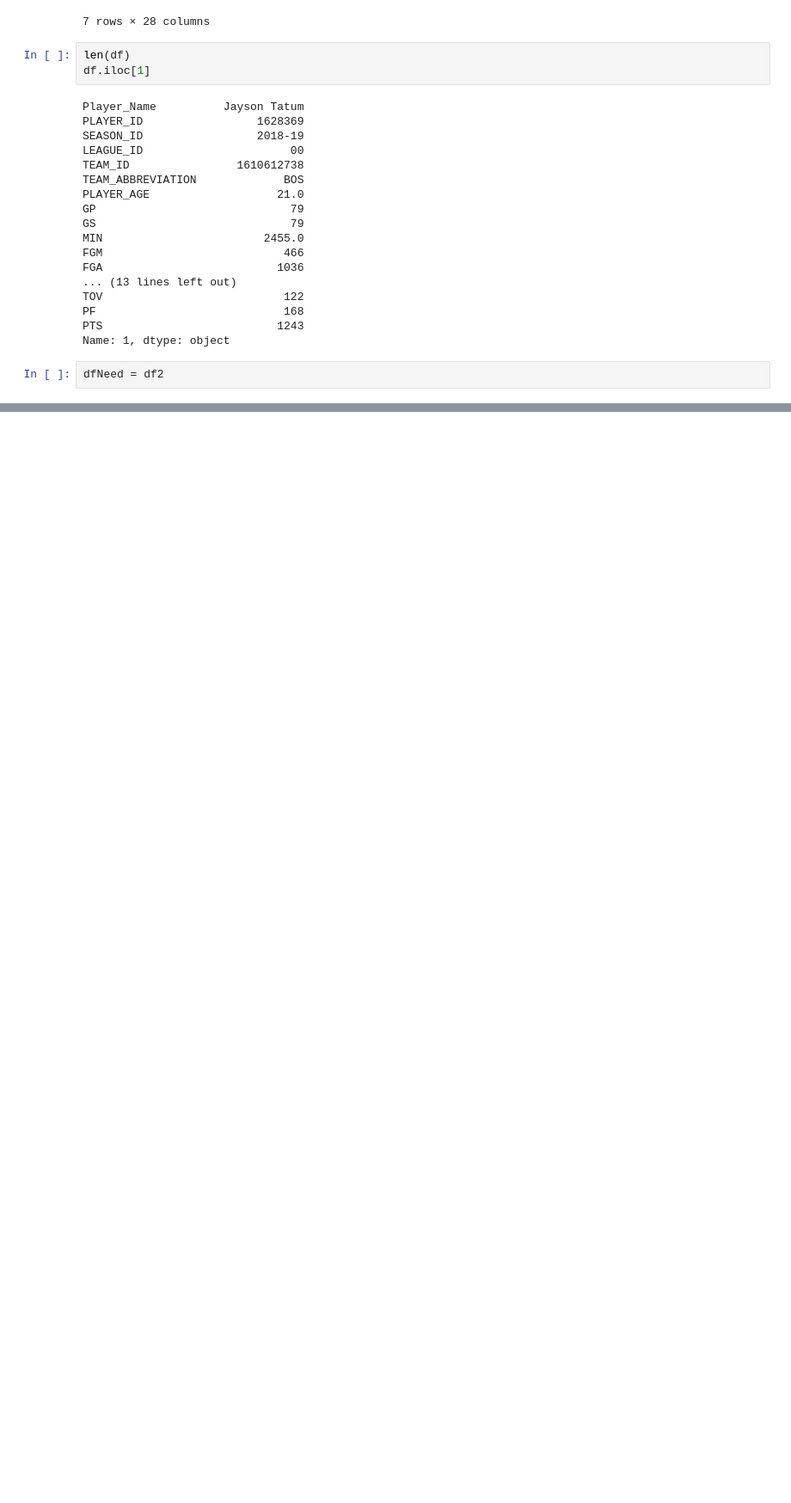
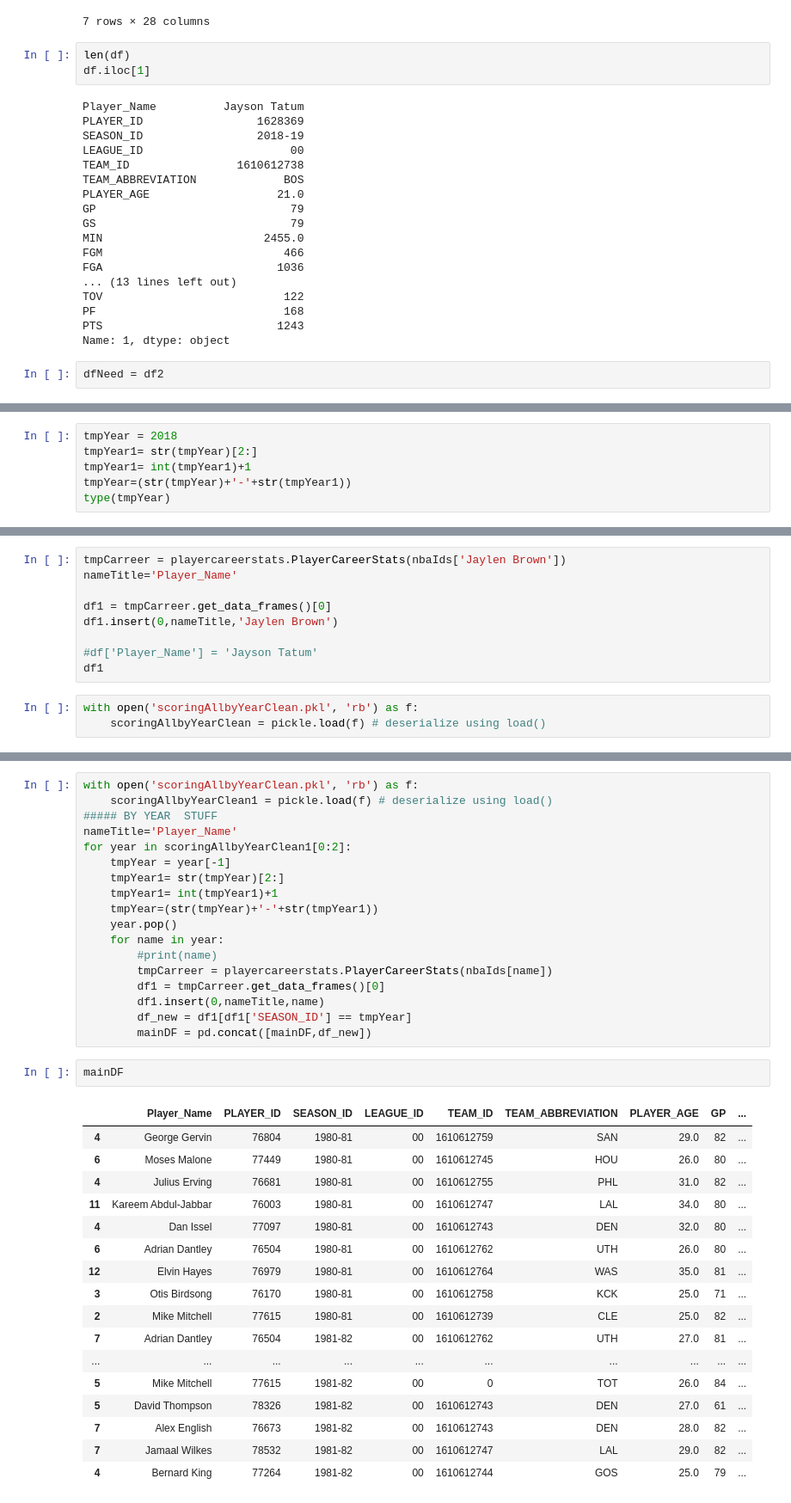
Before and after one commit to ColeSlattery/info24Project, a Jupyter notebook: storingPlayerDFs.ipynb, the cells around one changed output, grey strips where cells are left out. Shown at 86% size. Cells and saved outputs as stored; diff of their text form; blank space fills up the shorter version.

```diff
--- a/storingPlayerDFs.ipynb
+++ b/storingPlayerDFs.ipynb
@@ -363,0 +416,6 @@ for year in scoringAllbyYearClean:
+# %%
+tmpYear = 2018
+tmpYear1= str(tmpYear)[2:]
+tmpYear1= int(tmpYear1)+1
+tmpYear=(str(tmpYear)+'-'+str(tmpYear1))
+type(tmpYear)
@@ -363,0 +424,12 @@ for year in scoringAllbyYearClean:
+# %%
+tmpCarreer = playercareerstats.PlayerCareerStats(nbaIds['Jaylen Brown'])
+nameTitle='Player_Name'
+
+df1 = tmpCarreer.get_data_frames()[0]
+df1.insert(0,nameTitle,'Jaylen Brown')
+
+#df['Player_Name'] = 'Jayson Tatum'
+df1
+# %%
+with open('scoringAllbyYearClean.pkl', 'rb') as f:
+    scoringAllbyYearClean = pickle.load(f) # deserialize using load()
@@ -363,0 +441,38 @@ for year in scoringAllbyYearClean:
+# %%
+with open('scoringAllbyYearClean.pkl', 'rb') as f:
+    scoringAllbyYearClean1 = pickle.load(f) # deserialize using load()
+##### BY YEAR  STUFF
+nameTitle='Player_Name'
+for year in scoringAllbyYearClean1[0:2]:
+    tmpYear = year[-1]
+    tmpYear1= str(tmpYear)[2:]
+    tmpYear1= int(tmpYear1)+1
+    tmpYear=(str(tmpYear)+'-'+str(tmpYear1))
+    year.pop()
+    for name in year:
+        #print(name)
+        tmpCarreer = playercareerstats.PlayerCareerStats(nbaIds[name])
+        df1 = tmpCarreer.get_data_frames()[0]
+        df1.insert(0,nameTitle,name)
+        df_new = df1[df1['SEASON_ID'] == tmpYear]
+        mainDF = pd.concat([mainDF,df_new])
+# %%
+mainDF
+# %% [output]
+|  | Player_Name | PLAYER_ID | SEASON_ID | LEAGUE_ID | TEAM_ID | TEAM_ABBREVIATION | PLAYER_AGE | GP | ... |
+| 4 | George Gervin | 76804 | 1980-81 | 00 | 1610612759 | SAN | 29.0 | 82 | ... |
+| 6 | Moses Malone | 77449 | 1980-81 | 00 | 1610612745 | HOU | 26.0 | 80 | ... |
+| 4 | Julius Erving | 76681 | 1980-81 | 00 | 1610612755 | PHL | 31.0 | 82 | ... |
+| 11 | Kareem Abdul-Jabbar | 76003 | 1980-81 | 00 | 1610612747 | LAL | 34.0 | 80 | ... |
+| 4 | Dan Issel | 77097 | 1980-81 | 00 | 1610612743 | DEN | 32.0 | 80 | ... |
+| 6 | Adrian Dantley | 76504 | 1980-81 | 00 | 1610612762 | UTH | 26.0 | 80 | ... |
+| 12 | Elvin Hayes | 76979 | 1980-81 | 00 | 1610612764 | WAS | 35.0 | 81 | ... |
+| 3 | Otis Birdsong | 76170 | 1980-81 | 00 | 1610612758 | KCK | 25.0 | 71 | ... |
+| 2 | Mike Mitchell | 77615 | 1980-81 | 00 | 1610612739 | CLE | 25.0 | 82 | ... |
+| 7 | Adrian Dantley | 76504 | 1981-82 | 00 | 1610612762 | UTH | 27.0 | 81 | ... |
+| ... | ... | ... | ... | ... | ... | ... | ... | ... | ... |
+| 5 | Mike Mitchell | 77615 | 1981-82 | 00 | 0 | TOT | 26.0 | 84 | ... |
+| 5 | David Thompson | 78326 | 1981-82 | 00 | 1610612743 | DEN | 27.0 | 61 | ... |
+| 7 | Alex English | 76673 | 1981-82 | 00 | 1610612743 | DEN | 28.0 | 82 | ... |
+| 7 | Jamaal Wilkes | 78532 | 1981-82 | 00 | 1610612747 | LAL | 29.0 | 82 | ... |
+| 4 | Bernard King | 77264 | 1981-82 | 00 | 1610612744 | GOS | 25.0 | 79 | ... |
```
Also changed, not shown: parts of 43 cells of this notebook, 3 other files.
